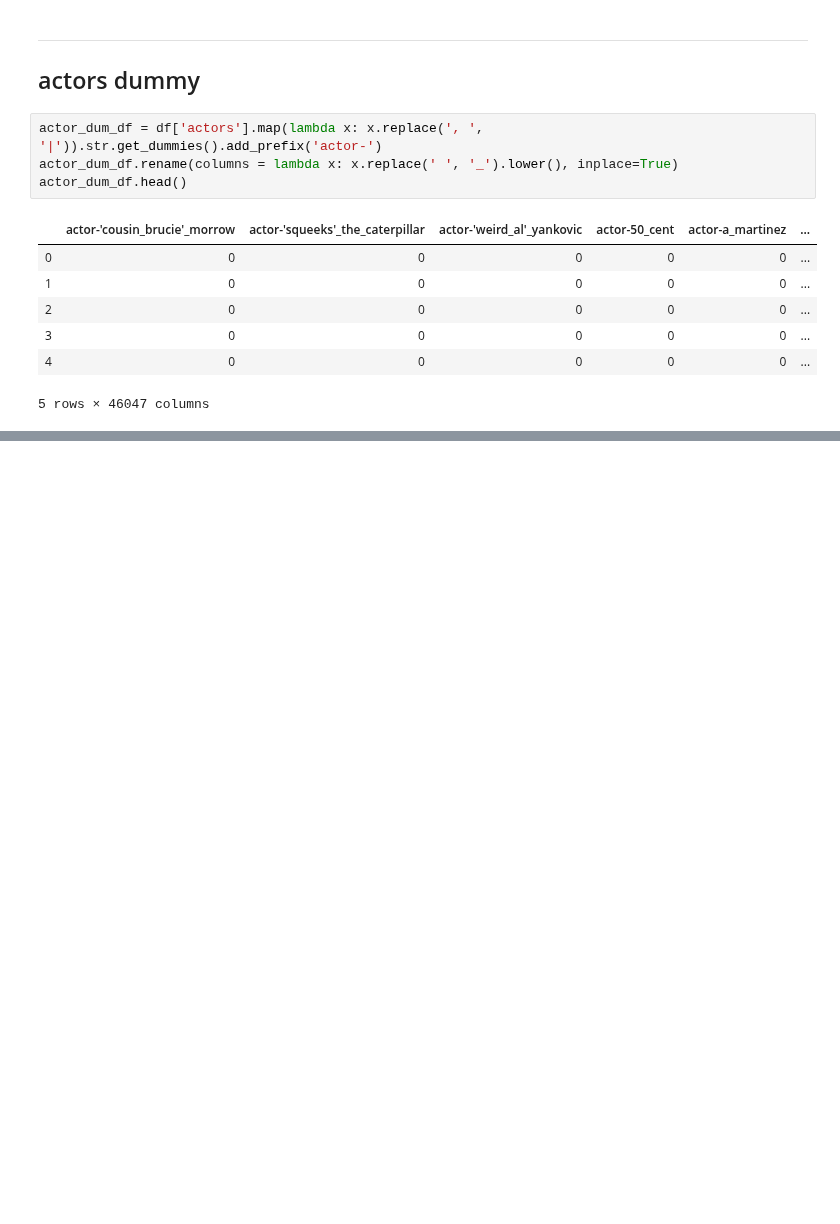
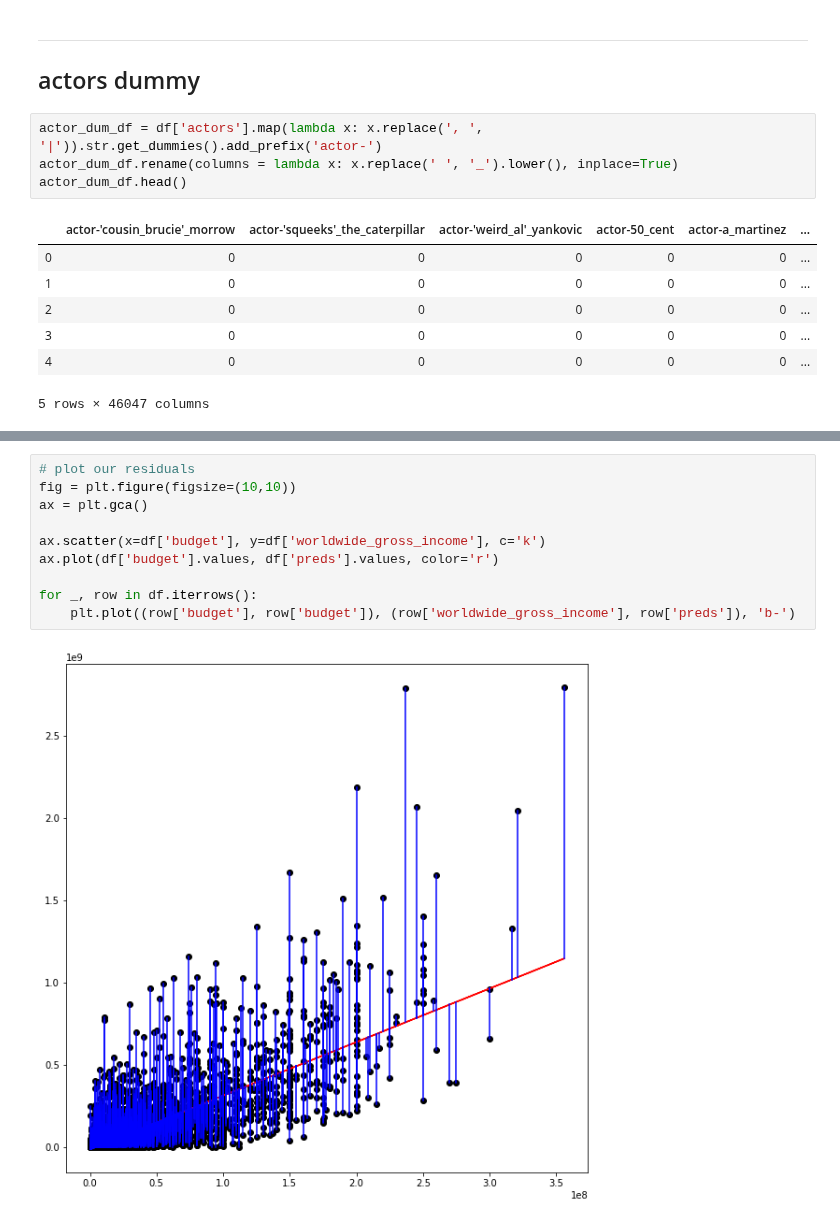
Before and after one commit to CreightonAshton/Scratchwork, a Jupyter notebook: Code/Movies/02-EDA.ipynb, the cells around one changed output, grey strips where cells are left out. Saved outputs shown, nothing was run; the diff lists cells and outputs as text; blank space fills up the shorter version.

```diff
--- a/Code/Movies/02-EDA.ipynb
+++ b/Code/Movies/02-EDA.ipynb
@@ -255,0 +342,12 @@ df.head()
+# %%
+# plot our residuals
+fig = plt.figure(figsize=(10,10))
+ax = plt.gca()
+
+ax.scatter(x=df['budget'], y=df['worldwide_gross_income'], c='k')
+ax.plot(df['budget'].values, df['preds'].values, color='r')
+
+for _, row in df.iterrows():
+    plt.plot((row['budget'], row['budget']), (row['worldwide_gross_income'], row['preds']), 'b-')
+# %% [output]
+[figure, added]
```
Also changed, not shown: parts of 20 cells of this notebook.
